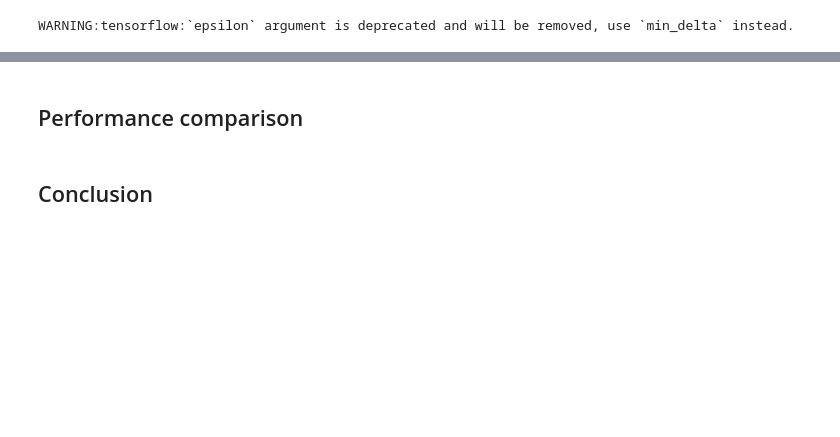
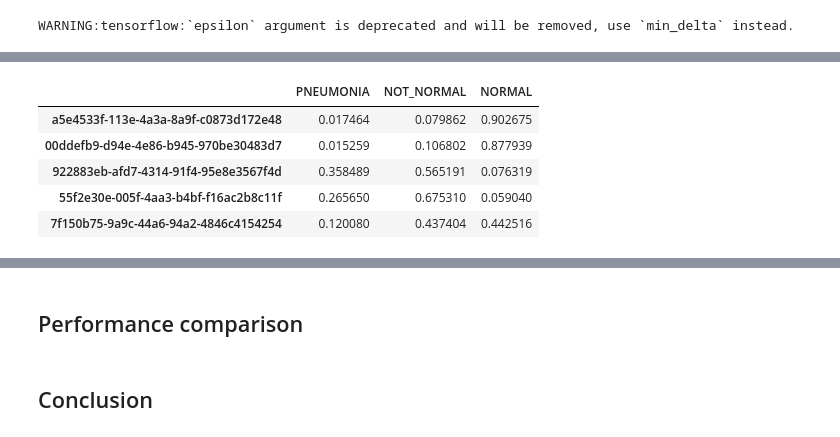
Before and after one commit to pswaruppk/GL_CAPSTONE, a Jupyter notebook: pneumonia_detection.ipynb, the cells around one changed output, grey strips where cells are left out. Saved outputs shown, nothing was run; the diff lists cells and outputs as text; code cells hidden in the pictures; blank space fills up the shorter version.

```diff
--- a/pneumonia_detection.ipynb
+++ b/pneumonia_detection.ipynb
@@ -2160,5 +2145,8 @@ Epoch 7/20
 class_model.load_weights(weight_path)
 class_model.save('full_model.h5')
 # %%
-test_gen = MyDataGenerator("CNN Classification Test", TEST_FILES,CLASS_VECTORS, BBOX_MAP, batch_size=BATCH_SIZE,
-                      image_size=IMAGE_SIZE, shuffle=False, predict=False,isRGB=True,isClass=True)
+FULL_FILES = test_f_reduce
+predict_gen = MyDataGenerator("CNN Classification Predict", TEST_FILES,CLASS_VECTORS, BBOX_MAP,
+                              batch_size=32,
+                      image_size=IMAGE_SIZE,
+                      shuffle=False, predict=True,isRGB=True,isClass=True)
@@ -2166,0 +2155,18 @@ pred_Y = class_model.ev(test_gen)
+# %%
+#Predict for all patients & create a datafram from prediction
+from tqdm import tqdm
+def Predict(gen,model):
+  patients = []
+  class_vectors = []
+  for imgs, dcms in tqdm(gen):
+      print()
+      print("Predicting image of length:",len(dcms))
+      pred_vectors = model.predict(imgs)
+      for pred in pred_vectors:
+        class_vectors.append(pred)
+      for f in dcms:
+        patients.append(f)
+
+  return patients, class_vectors
+
+patients, class_vectors = Predict(predict_gen,class_model)
@@ -2166,0 +2187,21 @@ pred_Y = class_model.ev(test_gen)
+# %%
+def get_prediction_map(patients,class_vecs):
+  pred_map = {}
+  for  idx,filename in enumerate(patients):
+    file = filename.split('/')[1]
+    patient = file.split('.')[0]
+    if patient not in pred_map:
+      classes = class_vecs[idx]
+      pred_map[patient] = {'PNEUMONIA':classes[0],'NOT_NORMAL':classes[1], "NORMAL":classes[2] }
+  df = pd.DataFrame(pred_map).T
+  return df
+pred_df = get_prediction_map(patients,class_vectors)
+# %%
+pred_df.head()
+# %% [output]
+|  | PNEUMONIA | NOT_NORMAL | NORMAL |
+| a5e4533f-113e-4a3a-8a9f-c0873d172e48 | 0.017464 | 0.079862 | 0.902675 |
+| 00ddefb9-d94e-4e86-b945-970be30483d7 | 0.015259 | 0.106802 | 0.877939 |
+| 922883eb-afd7-4314-91f4-95e8e3567f4d | 0.358489 | 0.565191 | 0.076319 |
+| 55f2e30e-005f-4aa3-b4bf-f16ac2b8c11f | 0.265650 | 0.675310 | 0.059040 |
+| 7f150b75-9a9c-44a6-94a2-4846c4154254 | 0.120080 | 0.437404 | 0.442516 |
```
Also changed, not shown: parts of 26 cells of this notebook.
